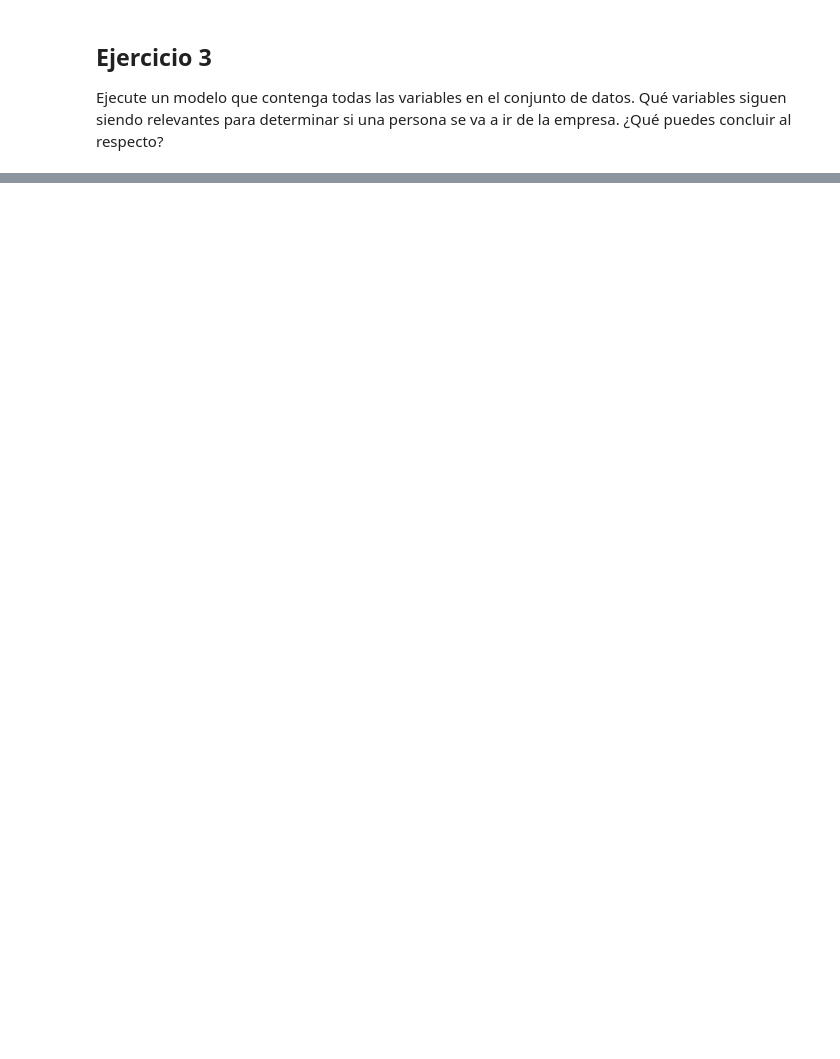
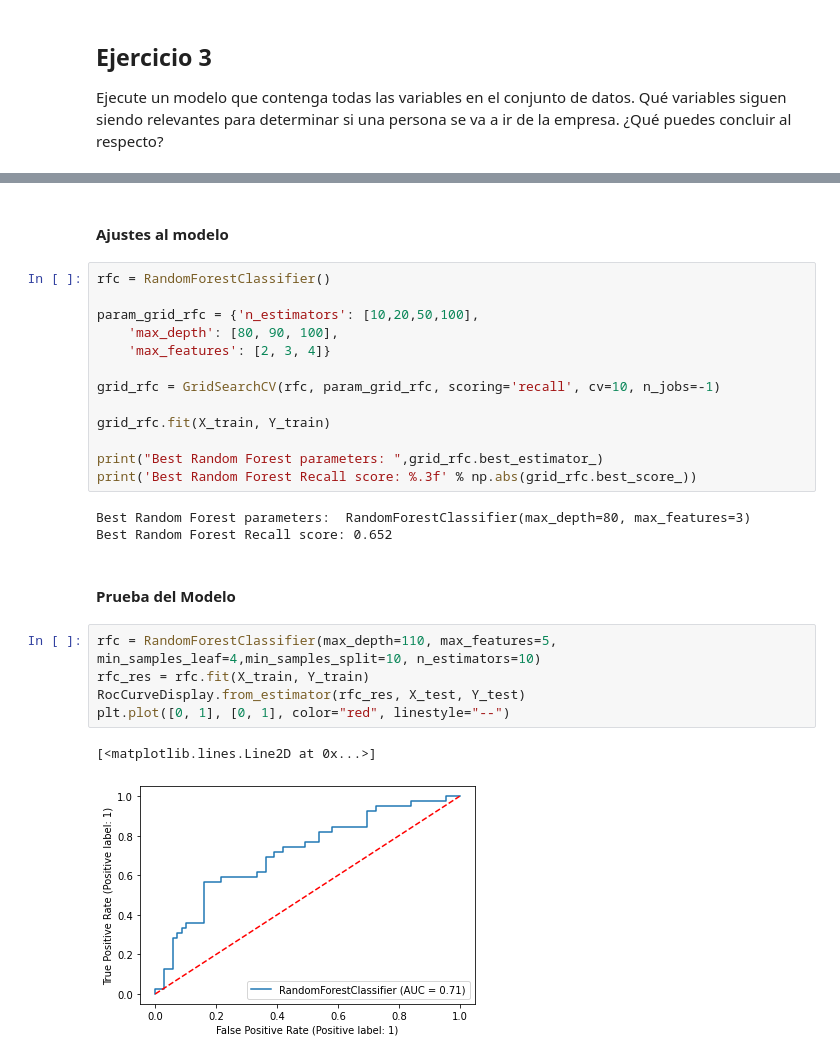
Before and after one commit to drestrepogiraldo/MGIED-Caso5, a Jupyter notebook: MGIED-Caso5.ipynb, the cells around one changed output, grey strips where cells are left out. Saved outputs shown, nothing was run; the diff lists cells and outputs as text; blank space fills up the shorter version.

```diff
--- a/MGIED-Caso5.ipynb
+++ b/MGIED-Caso5.ipynb
@@ -438,0 +441,28 @@ plt.show()
+# %% [markdown]
+#### Ajustes al modelo
+# %%
+rfc = RandomForestClassifier()
+
+param_grid_rfc = {'n_estimators': [10,20,50,100],
+    'max_depth': [80, 90, 100],
+    'max_features': [2, 3, 4]}
+
+grid_rfc = GridSearchCV(rfc, param_grid_rfc, scoring='recall', cv=10, n_jobs=-1)
+
+grid_rfc.fit(X_train, Y_train)
+
+print("Best Random Forest parameters: ",grid_rfc.best_estimator_)
+print('Best Random Forest Recall score: %.3f' % np.abs(grid_rfc.best_score_))
+# %% [output]
+Best Random Forest parameters:  RandomForestClassifier(max_depth=80, max_features=3)
+Best Random Forest Recall score: 0.652
+# %% [markdown]
+#### Prueba del Modelo
+# %%
+rfc = RandomForestClassifier(max_depth=110, max_features=5, min_samples_leaf=4,min_samples_split=10, n_estimators=10)
+rfc_res = rfc.fit(X_train, Y_train)
+RocCurveDisplay.from_estimator(rfc_res, X_test, Y_test)
+plt.plot([0, 1], [0, 1], color="red", linestyle="--")
+# %% [output]
+[<matplotlib.lines.Line2D at 0x...>]
+[figure, added]
```
Also changed, not shown: parts of 27 cells of this notebook.
